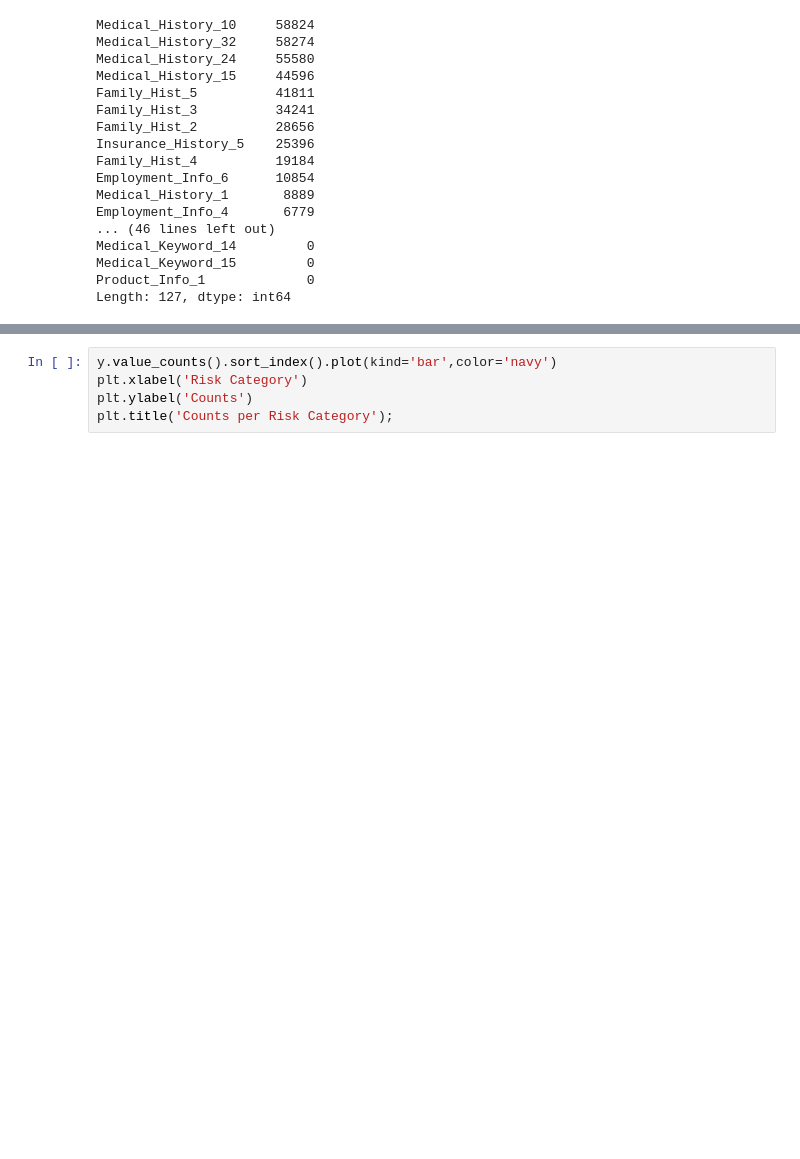
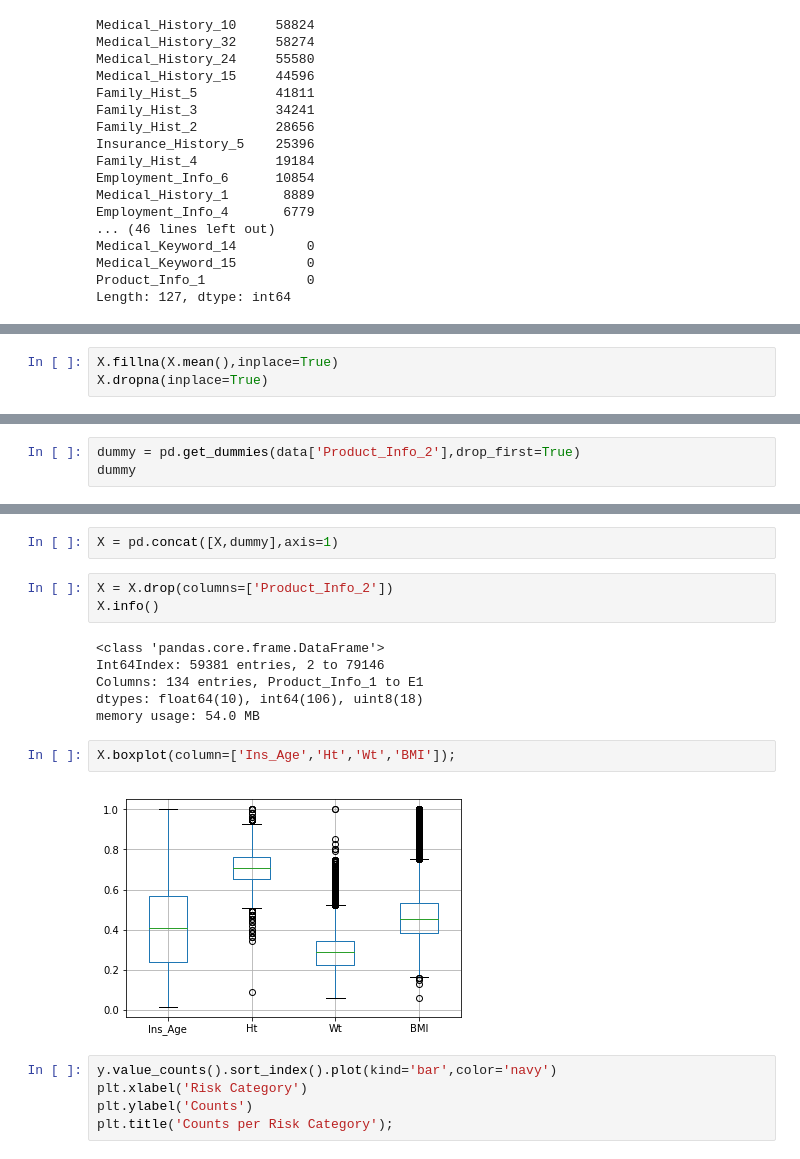
Before and after one commit to omarpiceno/Final_Project_Prudential_Insurance, a Jupyter notebook: Final_Project.ipynb, the cells around one changed output, grey strips where cells are left out. Drawn from its saved outputs; the diff is of its cells as text; blank space fills up the shorter version.

```diff
--- a/Final_Project.ipynb
+++ b/Final_Project.ipynb
@@ -88,0 +121,3 @@ memory usage: 53.9+ MB
+# %%
+X.fillna(X.mean(),inplace=True)
+X.dropna(inplace=True)
@@ -88,0 +144,3 @@ memory usage: 53.9+ MB
+# %%
+dummy = pd.get_dummies(data['Product_Info_2'],drop_first=True)
+dummy
@@ -89,3 +167,18 @@ memory usage: 53.9+ MB
+# %%
+X = pd.concat([X,dummy],axis=1)
+# %%
+X = X.drop(columns=['Product_Info_2'])
+X.info()
+# %% [output]
+<class 'pandas.core.frame.DataFrame'>
+Int64Index: 59381 entries, 2 to 79146
+Columns: 134 entries, Product_Info_1 to E1
+dtypes: float64(10), int64(106), uint8(18)
+memory usage: 54.0 MB
+# %%
+X.boxplot(column=['Ins_Age','Ht','Wt','BMI']);
+# %% [output]
+[figure, added]
 # %%
 y.value_counts().sort_index().plot(kind='bar',color='navy')
 plt.xlabel('Risk Category')
```
Also changed, not shown: parts of 75 cells of this notebook, 1 other file.
